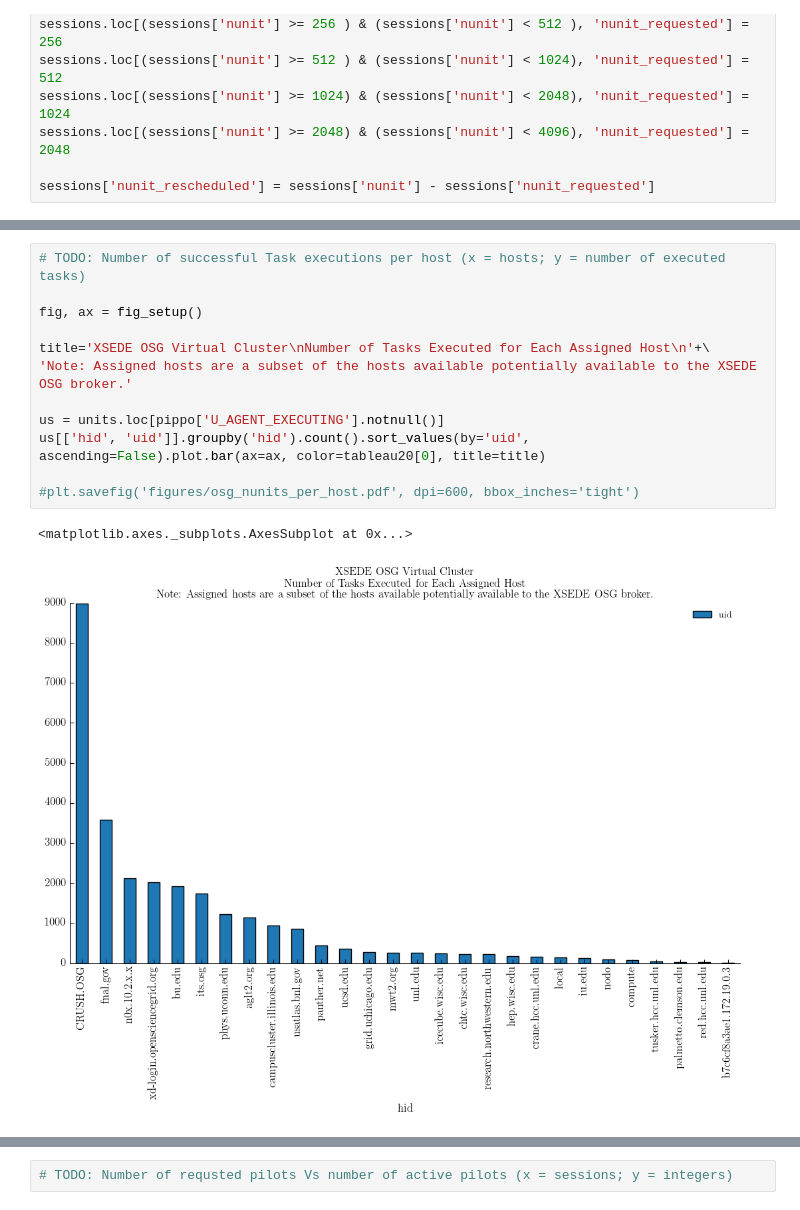
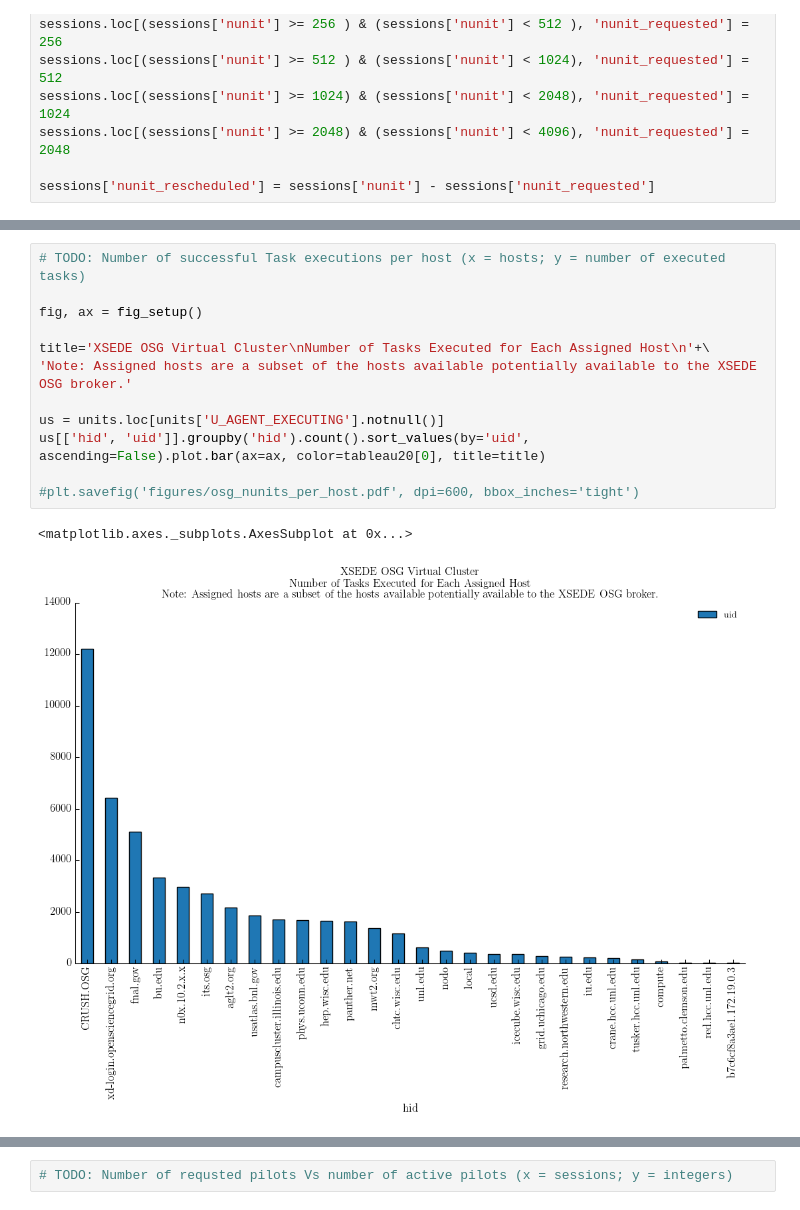
Before and after one commit to yuhonghong7035/radical.analytics, a Jupyter notebook: use_cases/rp_on_osg/analysis_exp1-6.ipynb, the cells around one changed output, grey strips where cells are left out. Drawn from its saved outputs; the diff is of its cells as text.

```diff
--- a/use_cases/rp_on_osg/analysis_exp1-6.ipynb
+++ b/use_cases/rp_on_osg/analysis_exp1-6.ipynb
@@ -122,18 +125,18 @@ display(pippo.loc[pippo['U_AGENT_EXECUTING'].notnull()].shape)
 # %%
 # TODO: Number of successful Task executions per host (x = hosts; y = number of executed tasks)
 
 fig, ax = fig_setup()
 
 title='XSEDE OSG Virtual Cluster\nNumber of Tasks Executed for Each Assigned Host\n'+\
 'Note: Assigned hosts are a subset of the hosts available potentially available to the XSEDE OSG broker.'
 
-us = units.loc[pippo['U_AGENT_EXECUTING'].notnull()]
+us = units.loc[units['U_AGENT_EXECUTING'].notnull()]
 us[['hid', 'uid']].groupby('hid').count().sort_values(by='uid', ascending=False).plot.bar(ax=ax, color=tableau20[0], title=title)
 
 #plt.savefig('figures/osg_nunits_per_host.pdf', dpi=600, bbox_inches='tight')
 # %% [output]
 <matplotlib.axes._subplots.AxesSubplot at 0x...>
-[figure, old version]
+[figure, new version]
 # %%
 # TODO: Number of failed Task executions per host (x = hosts; y = number of failed tasks)
 
```
Also changed, not shown: parts of 19 cells of this notebook, 15 other files.
